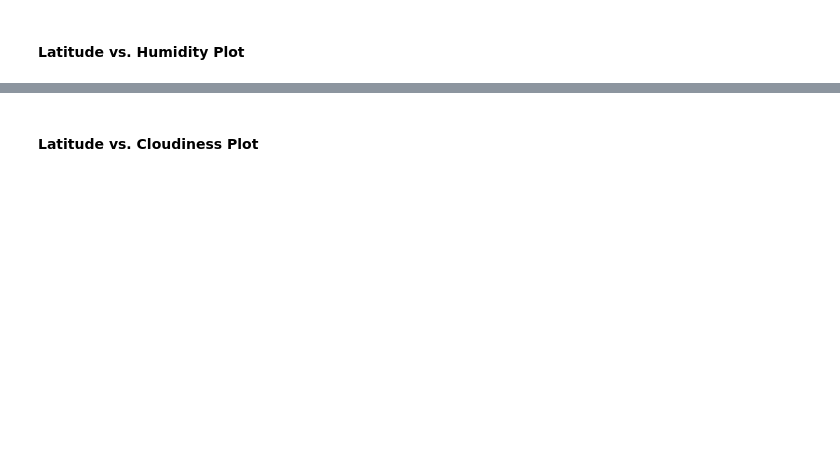
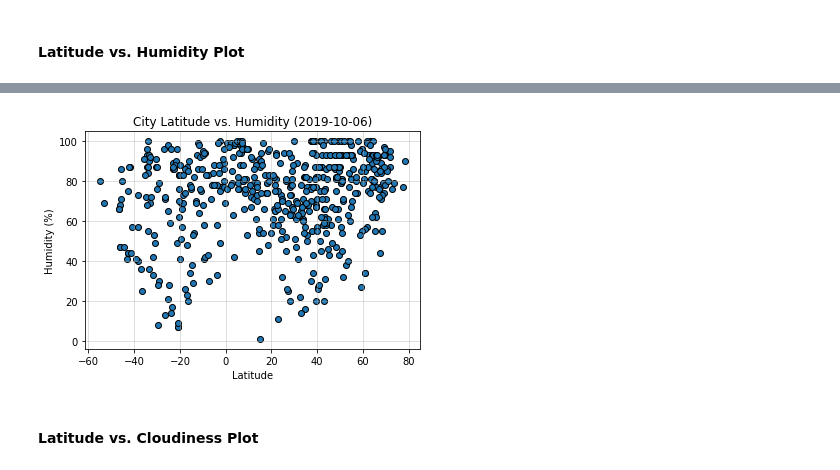
Before and after one commit to bryan-lopez/weather-pie, a Jupyter notebook: WeatherPy.ipynb, the cells around one changed output, grey strips where cells are left out. Saved outputs shown, nothing was run; the diff lists cells and outputs as text; code cells hidden in the pictures; blank space fills up the shorter version.

```diff
--- a/WeatherPy.ipynb
+++ b/WeatherPy.ipynb
@@ -159,2 +168,15 @@ weather_df.to_csv('./cities_weather.csv', index=False)
+# %%
+humids = weather_df['Humidity'].to_numpy()
+
+plt.scatter(lats, humids, edgecolor='k')
+plt.grid(alpha=.5)
+plt.xlabel('Latitude')
+plt.ylabel('Humidity (%)')
+plt.title('City Latitude vs. Humidity (2019-10-06)')
+
+plt.savefig(imagepath+'Latitude_Humidity')
+plt.show()
+# %% [output]
+[figure, added]
 # %% [markdown]
 #### Latitude vs. Cloudiness Plot
```
Also changed, not shown: parts of 8 cells of this notebook, 4 other files.
